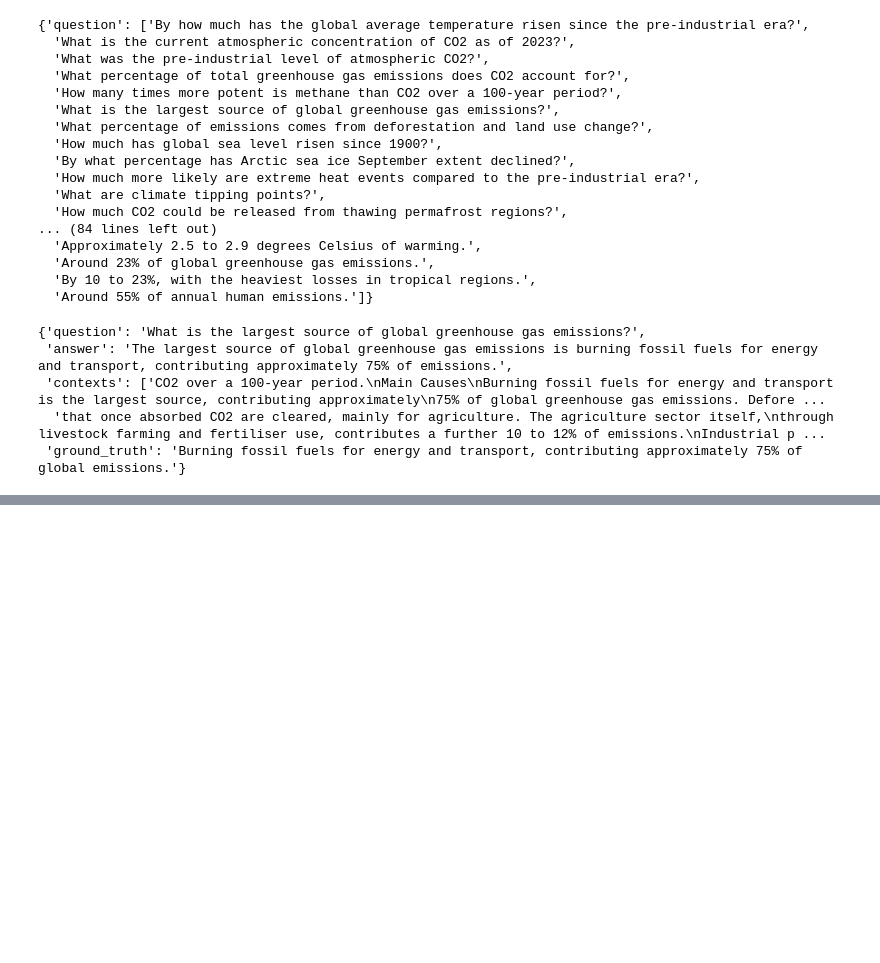
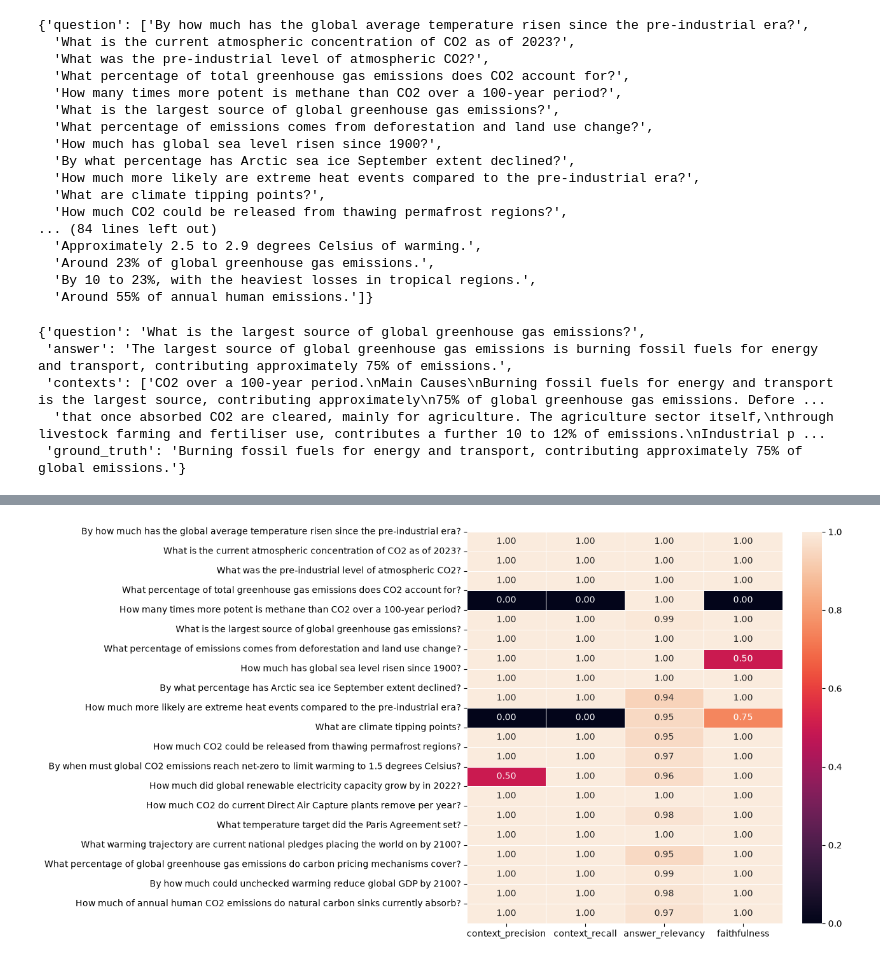
Before and after one commit to sharadhi-git/Generative-AI, a Jupyter notebook: LangChain/evaluation_of_rag_apps.ipynb, the cells around one changed output, grey strips where cells are left out. Saved outputs shown, nothing was run; the diff lists cells and outputs as text; code cells hidden in the pictures; blank space fills up the shorter version.

```diff
--- a/LangChain/evaluation_of_rag_apps.ipynb
+++ b/LangChain/evaluation_of_rag_apps.ipynb
@@ -240,0 +301,13 @@ ModuleNotFoundError: No module named 'langchain_community.chat_models.vertexai'
+# %%
+#3 now we vsualize the results with the seaborn
+!pip install seaborn -q
+import seaborn as sns
+import matplotlib.pyplot as plt
+
+heatmap_data=results[['context_precision','context_recall','answer_relevancy','faithfulness']]
+plt.figure(figsize=(8,8))
+sns.heatmap(heatmap_data,annot=True,fmt=".2f",linewidths=0.5)
+plt.yticks(ticks=range(len(results['question'])),labels=results['question'],rotation=0)
+plt.show()
+# %% [output]
+[figure, added]
```
Also changed, not shown: parts of 9 cells of this notebook.
